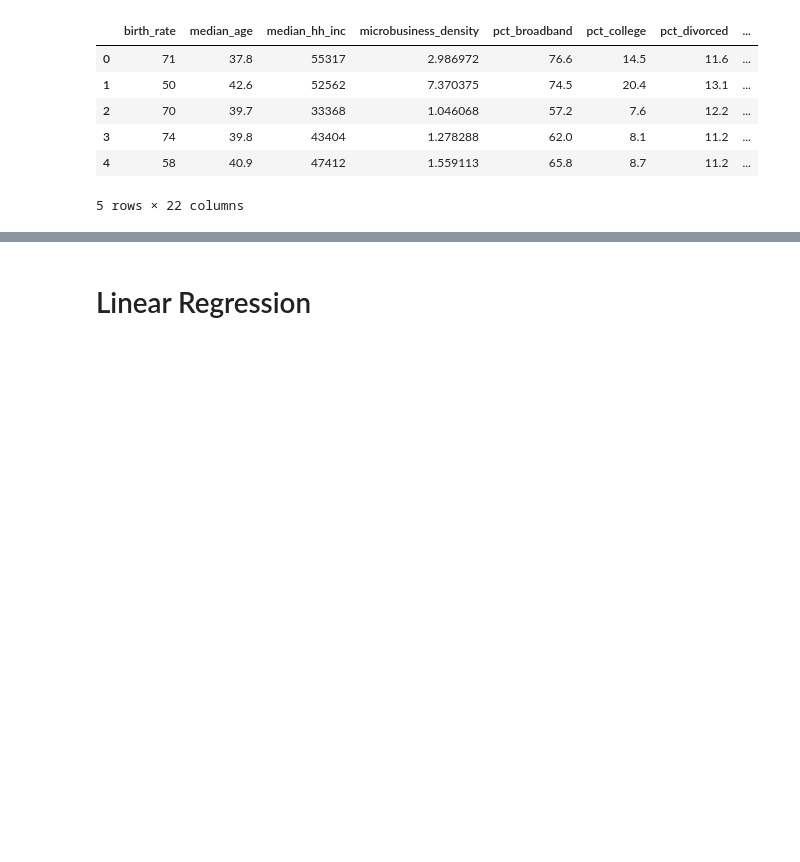
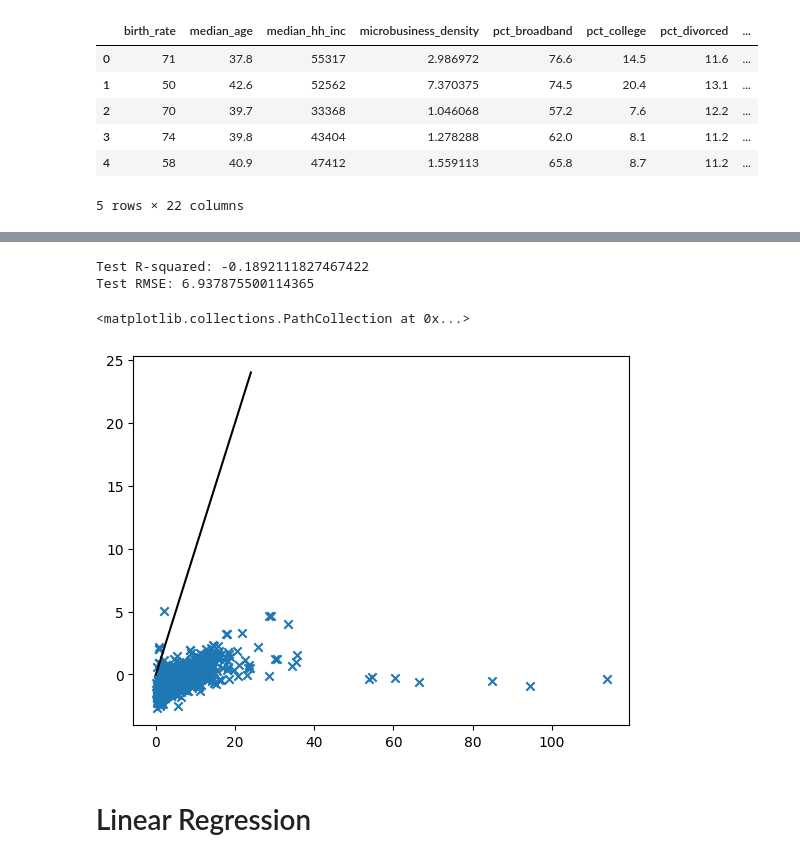
Before and after one commit to charlesmyu/msci546-project, a Jupyter notebook: models/linear.ipynb, the cells around one changed output, grey strips where cells are left out. Cells and saved outputs as stored; diff of their text form; code cells hidden in the pictures; blank space fills up the shorter version.

Commit message:
add non-scaled linear model

```diff
--- a/models/linear.ipynb
+++ b/models/linear.ipynb
@@ -38,0 +41,13 @@ y_train_unscaled = y_train.map(lambda z: z*math.sqrt(y_var) + y_mean)
+# %%
+X_ns_train, X_ns_test, y_ns_train, y_ns_test = train_test_split(data[data.columns.difference(['microbusiness_density'])], data.microbusiness_density, test_size = 0.2, random_state = 100)
+
+# Fit model, find coefficients
+linear_ns = linear_model.LinearRegression().fit(X_ns_train, y_ns_train)
+linear_ns_coefs = pd.DataFrame({'feature': X.columns, 'coef': linear_ns.coef_})
+print(linear_ns_coefs)
+
+# Find performance on train set
+print("Train R-squared: " + str(linear_ns.score(X_ns_train, y_ns_train)))
+
+linear_ns_y_train_pred = linear_ns.predict(X_ns_train)
+print("Train RMSE: " + str(mean_squared_error(y_ns_train, linear_ns_y_train_pred, squared=False)))
@@ -39,3 +72,21 @@ y_train_unscaled = y_train.map(lambda z: z*math.sqrt(y_var) + y_mean)
+# %%
+# Find performance on test set
+print("Test R-squared: " + str(linear_ns.score(X_test, y_test)))
+
+linear_ns_y_test_pred = linear_ns.predict(X_test)
+linear_ns_test_rmse = mean_squared_error(y_ns_test, linear_ns_y_test_pred, squared=False)
+print("Test RMSE: " + str(linear_ns_test_rmse))
+
+# Plot result differences (just to see)
+linear_ns_test_results = pd.DataFrame({'y_pred': linear_ns_y_test_pred, 'y_true': y_ns_test})
+linear_ns_fig, linear_ns_plot = plt.subplots()
+linear_ns_plot.plot(range(25), color='black')
+linear_ns_plot.scatter(linear_ns_test_results.y_true, linear_ns_test_results.y_pred, marker='x')
+# %% [output]
+Test R-squared: -0.1892111827467422
+Test RMSE: 6.937875500114365
+<matplotlib.collections.PathCollection at 0x...>
+[figure, added]
 # %% [markdown]
 # Linear Regression
 # %%
```
Also changed, not shown: parts of 2 cells of this notebook.
